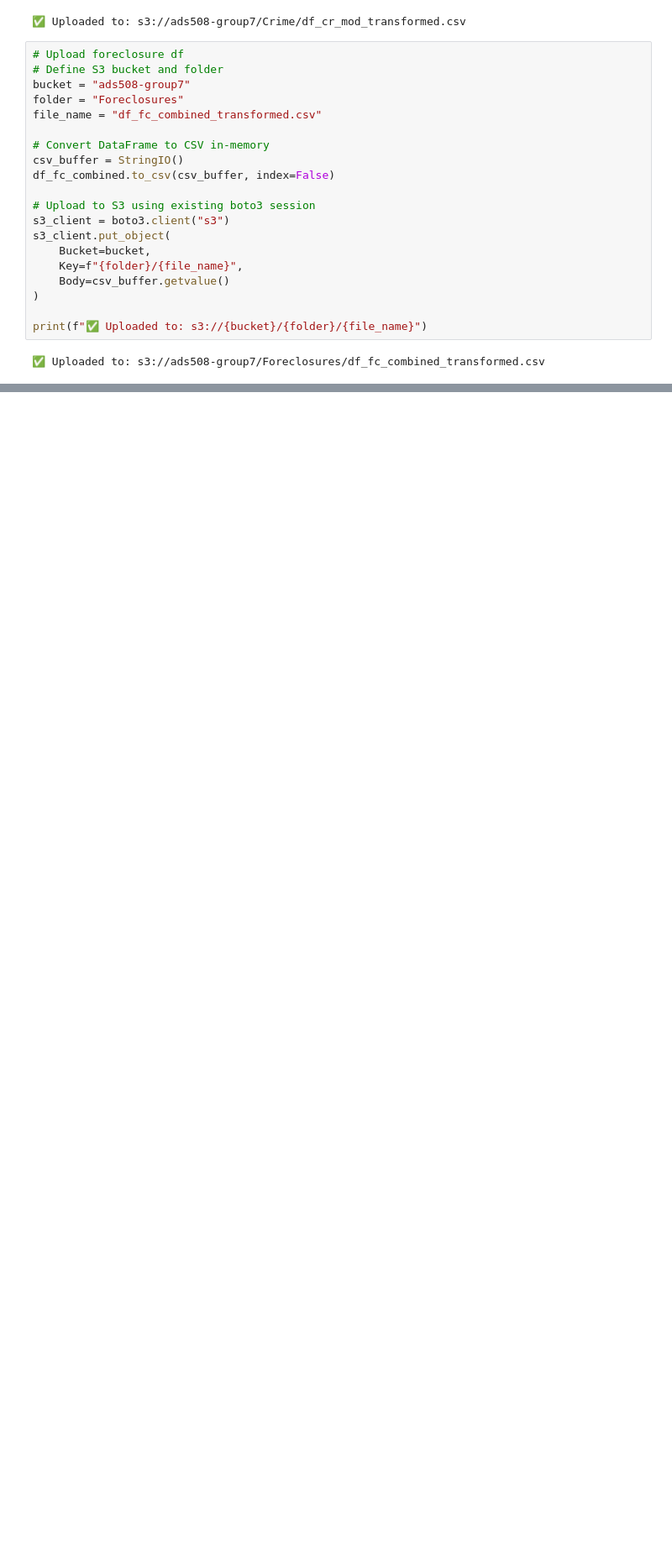
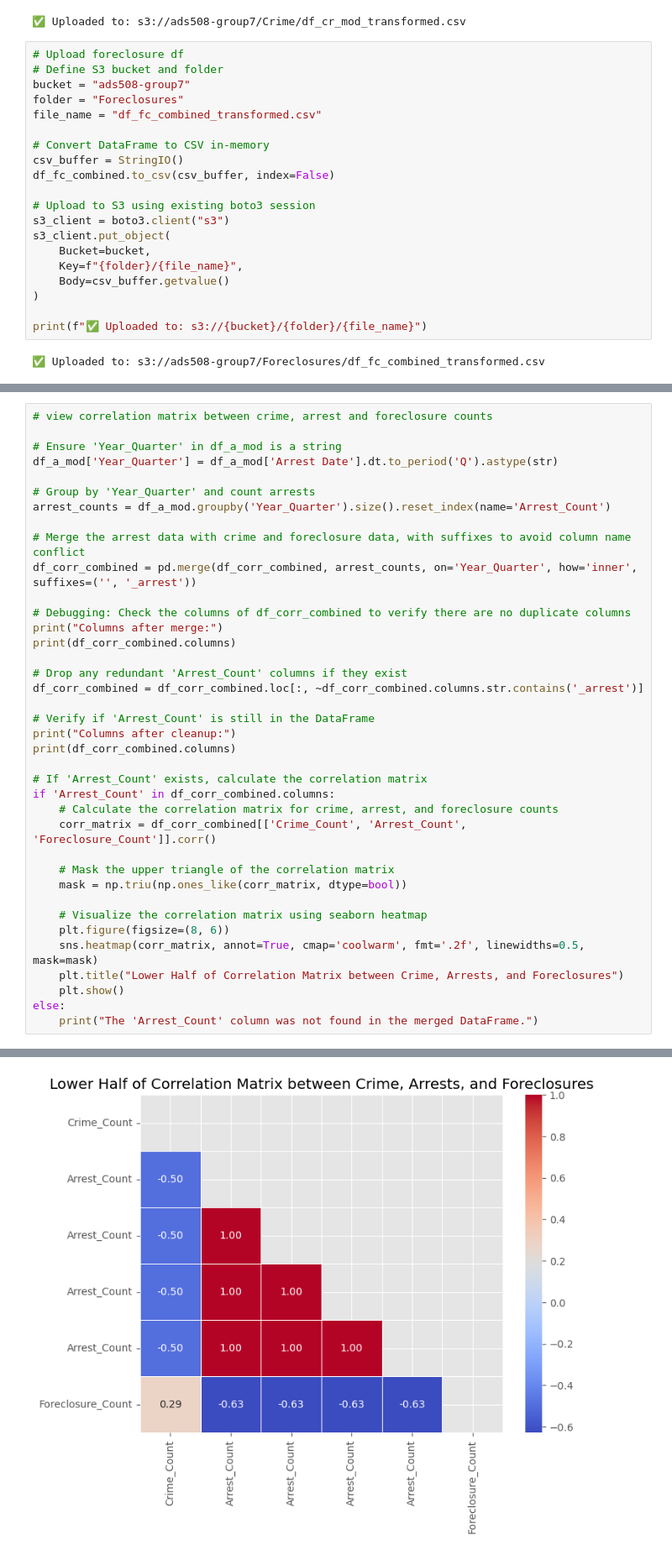
Before and after one commit to cploebell/ads-508-team-project, a Jupyter notebook: ads508_proj.ipynb, the cells around one changed output, grey strips where cells are left out. Shown at 84% size. Saved outputs shown, nothing was run; the diff lists cells and outputs as text; blank space fills up the shorter version.

```diff
--- a/ads508_proj.ipynb
+++ b/ads508_proj.ipynb
@@ -1029,0 +1069,39 @@ print(f"✅ Uploaded to: s3://{bucket}/{folder}/{file_name}")
+# %%
+# view correlation matrix between crime, arrest and foreclosure counts
+
+# Ensure 'Year_Quarter' in df_a_mod is a string
+df_a_mod['Year_Quarter'] = df_a_mod['Arrest Date'].dt.to_period('Q').astype(str)
+
+# Group by 'Year_Quarter' and count arrests
+arrest_counts = df_a_mod.groupby('Year_Quarter').size().reset_index(name='Arrest_Count')
+
+# Merge the arrest data with crime and foreclosure data, with suffixes to avoid column name conflict
+df_corr_combined = pd.merge(df_corr_combined, arrest_counts, on='Year_Quarter', how='inner', suffixes=('', '_arrest'))
+
+# Debugging: Check the columns of df_corr_combined to verify there are no duplicate columns
+print("Columns after merge:")
+print(df_corr_combined.columns)
+
+# Drop any redundant 'Arrest_Count' columns if they exist
+df_corr_combined = df_corr_combined.loc[:, ~df_corr_combined.columns.str.contains('_arrest')]
+
+# Verify if 'Arrest_Count' is still in the DataFrame
+print("Columns after cleanup:")
+print(df_corr_combined.columns)
+
+# If 'Arrest_Count' exists, calculate the correlation matrix
+if 'Arrest_Count' in df_corr_combined.columns:
+    # Calculate the correlation matrix for crime, arrest, and foreclosure counts
+    corr_matrix = df_corr_combined[['Crime_Count', 'Arrest_Count', 'Foreclosure_Count']].corr()
+
+    # Mask the upper triangle of the correlation matrix
+    mask = np.triu(np.ones_like(corr_matrix, dtype=bool))
+
+    # Visualize the correlation matrix using seaborn heatmap
+    plt.figure(figsize=(8, 6))
+    sns.heatmap(corr_matrix, annot=True, cmap='coolwarm', fmt='.2f', linewidths=0.5, mask=mask)
+    plt.title("Lower Half of Correlation Matrix between Crime, Arrests, and Foreclosures")
+    plt.show()
+else:
+    print("The 'Arrest_Count' column was not found in the merged DataFrame.")
+# %% [output]
@@ -1029,0 +1118 @@ print(f"✅ Uploaded to: s3://{bucket}/{folder}/{file_name}")
+[figure, added]
```
Also changed, not shown: parts of 4 cells of this notebook.
